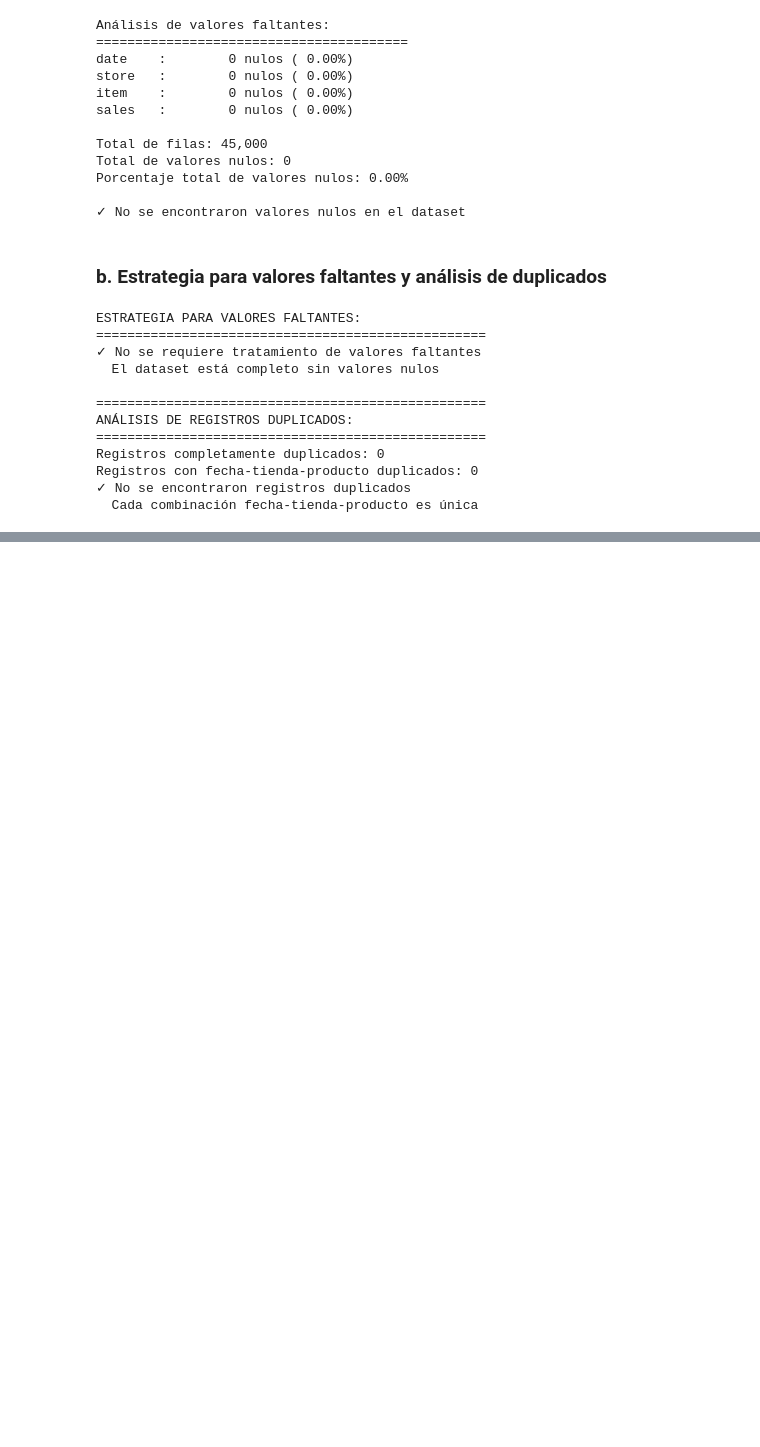
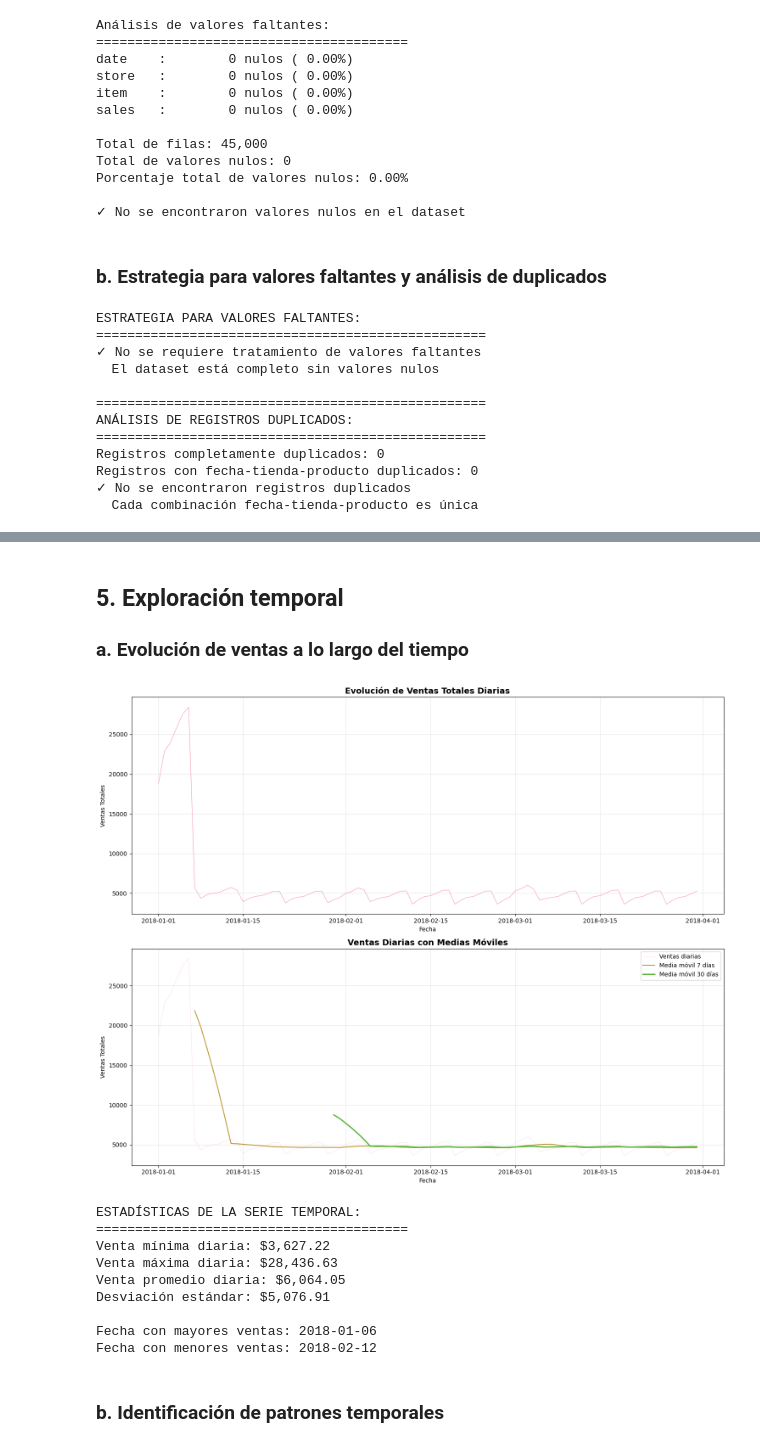
Before and after one commit to j0su3-2019/ProductDevelopment-Proyecto2, a Jupyter notebook: notebooks/Notebook 01_exploratory_data_analysis.ipynb, the cells around one changed output, grey strips where cells are left out. Cells and saved outputs as stored; diff of their text form; code cells hidden in the pictures; blank space fills up the shorter version.

Commit message:
Se agregan análisis descriptivo general, exploración temporal y análisis comparativo entre sucursales y productos

```diff
--- a/notebooks/Notebook 01_exploratory_data_analysis.ipynb
+++ b/notebooks/Notebook 01_exploratory_data_analysis.ipynb
@@ -338,0 +524,61 @@ Registros con fecha-tienda-producto duplicados: 0
+# %% [markdown]
+## 5. Exploración temporal
+
+### a. Evolución de ventas a lo largo del tiempo
+# %%
+# Crear serie temporal de ventas totales diarias
+ventas_diarias = df.groupby('date')['sales'].sum().reset_index()
+
+# Gráfico de evolución temporal
+fig, axes = plt.subplots(2, 1, figsize=(15, 12))
+
+# Gráfico 1: Serie temporal completa
+axes[0].plot(ventas_diarias['date'], ventas_diarias['sales'], linewidth=0.8, alpha=0.7)
+axes[0].set_title('Evolución de Ventas Totales Diarias', fontsize=14, fontweight='bold')
+axes[0].set_xlabel('Fecha')
+axes[0].set_ylabel('Ventas Totales')
+axes[0].grid(True, alpha=0.3)
+
+# Gráfico 2: Media móvil para ver tendencia
+window = 30  # Media móvil de 30 días
+ventas_diarias['ma_30'] = ventas_diarias['sales'].rolling(window=window).mean()
+ventas_diarias['ma_7'] = ventas_diarias['sales'].rolling(window=7).mean()
+
+axes[1].plot(ventas_diarias['date'], ventas_diarias['sales'], alpha=0.3, label='Ventas diarias', linewidth=0.5)
+axes[1].plot(ventas_diarias['date'], ventas_diarias['ma_7'], label='Media móvil 7 días', linewidth=1.5)
+axes[1].plot(ventas_diarias['date'], ventas_diarias['ma_30'], label='Media móvil 30 días', linewidth=2)
+axes[1].set_title('Ventas Diarias con Medias Móviles', fontsize=14, fontweight='bold')
+axes[1].set_xlabel('Fecha')
+axes[1].set_ylabel('Ventas Totales')
+axes[1].legend()
+axes[1].grid(True, alpha=0.3)
+
+plt.tight_layout()
+plt.show()
+
+# Estadísticas de la serie temporal
+print("ESTADÍSTICAS DE LA SERIE TEMPORAL:")
+print("=" * 40)
+print(f"Venta mínima diaria: ${ventas_diarias['sales'].min():,.2f}")
+print(f"Venta máxima diaria: ${ventas_diarias['sales'].max():,.2f}")
+print(f"Venta promedio diaria: ${ventas_diarias['sales'].mean():,.2f}")
+print(f"Desviación estándar: ${ventas_diarias['sales'].std():,.2f}")
+
+# Identificar fechas extremas
+fecha_max_ventas = ventas_diarias.loc[ventas_diarias['sales'].idxmax(), 'date']
+fecha_min_ventas = ventas_diarias.loc[ventas_diarias['sales'].idxmin(), 'date']
+print(f"\nFecha con mayores ventas: {fecha_max_ventas.strftime('%Y-%m-%d')}")
+print(f"Fecha con menores ventas: {fecha_min_ventas.strftime('%Y-%m-%d')}")
+# %% [output]
+[figure, added]
+ESTADÍSTICAS DE LA SERIE TEMPORAL:
+========================================
+Venta mínima diaria: $3,627.22
+Venta máxima diaria: $28,436.63
+Venta promedio diaria: $6,064.05
+Desviación estándar: $5,076.91
+
+Fecha con mayores ventas: 2018-01-06
+Fecha con menores ventas: 2018-02-12
+# %% [markdown]
+### b. Identificación de patrones temporales
```
Also changed, not shown: parts of 13 cells of this notebook.
